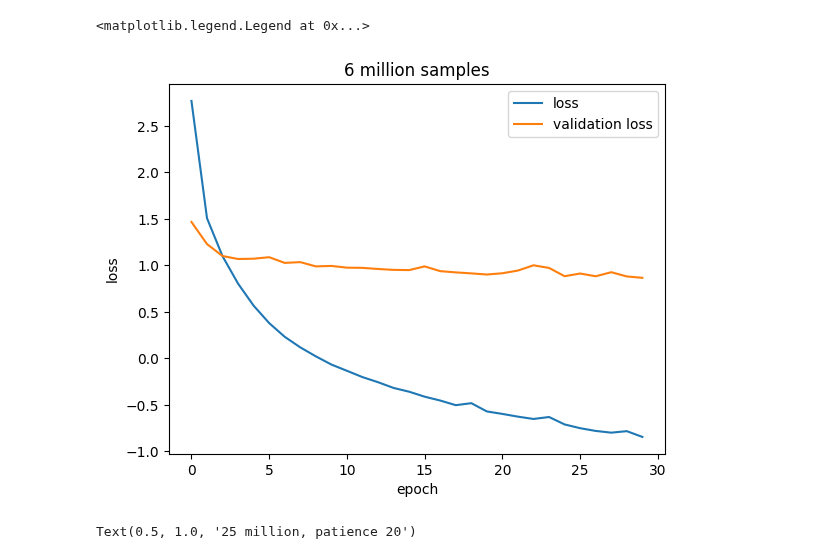
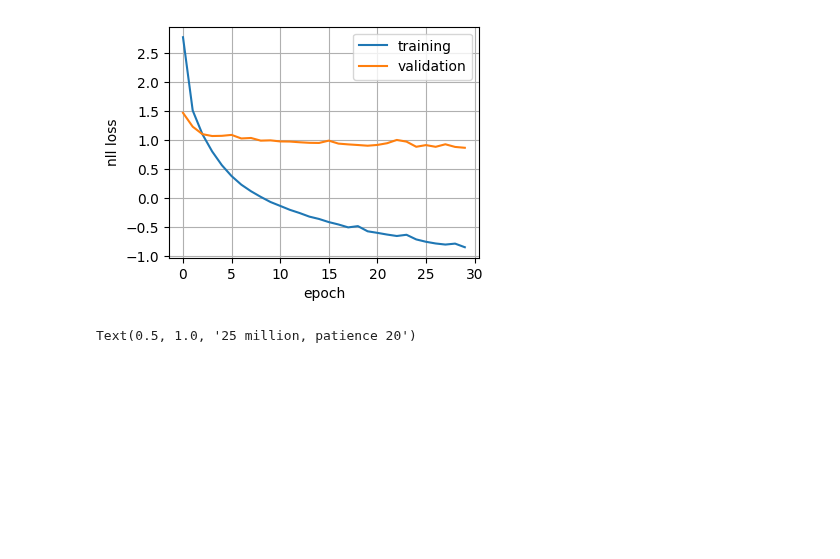
Before and after one commit to KatharinaBracher/Brownian-Bug-Model, a Jupyter notebook: pnn/loss.ipynb, the cells around one changed output. Saved outputs shown, nothing was run; the diff lists cells and outputs as text; code cells hidden in the pictures; blank space fills up the shorter version.

Commit message:
added new figures

```diff
--- a/pnn/loss.ipynb
+++ b/pnn/loss.ipynb
@@ -6,15 +6,17 @@ import pandas as pd
 d = pd.read_csv('../models/masha/GDP_4day_NC32/log.csv')
 # %%
 #d[['loss', 'val_loss']].plot()
-plt.plot(d['loss'][:30], label='loss')
-plt.plot(d['val_loss'][:30], label='validation loss')
-plt.title('6 million samples')
+plt.figure(figsize=(4,3))
+plt.plot(d['loss'][:30], label='training')
+plt.plot(d['val_loss'][:30], label='validation')
+#plt.title('6 million samples')
 plt.xlabel('epoch')
-plt.ylabel('loss')
+plt.ylabel('nll loss')
 plt.legend()
+plt.grid(True)
+plt.savefig('../figures/loss6mil.pdf', bbox_inches='tight')
 # %% [output]
-<matplotlib.legend.Legend at 0x...>
-[figure, old version]
+[figure, new version]
 # %%
 d[['loss', 'val_loss']].plot()
 plt.title('25 million, patience 20')
```
Also changed, not shown: 5 other files.
